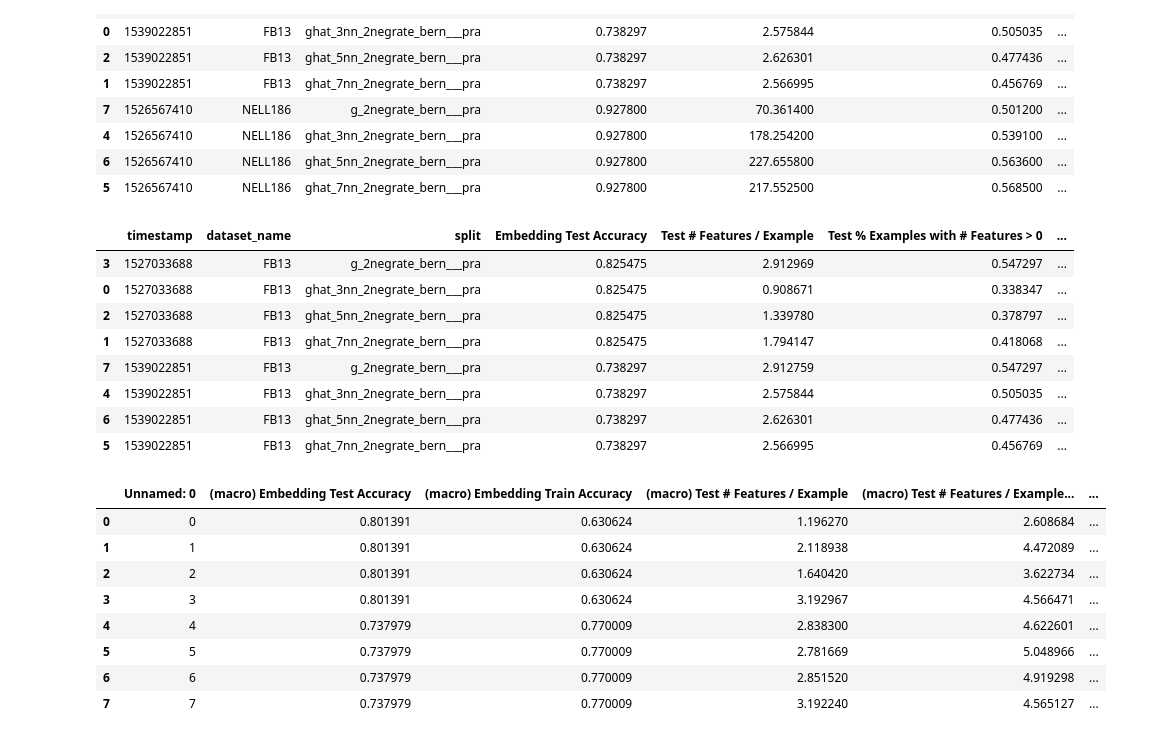
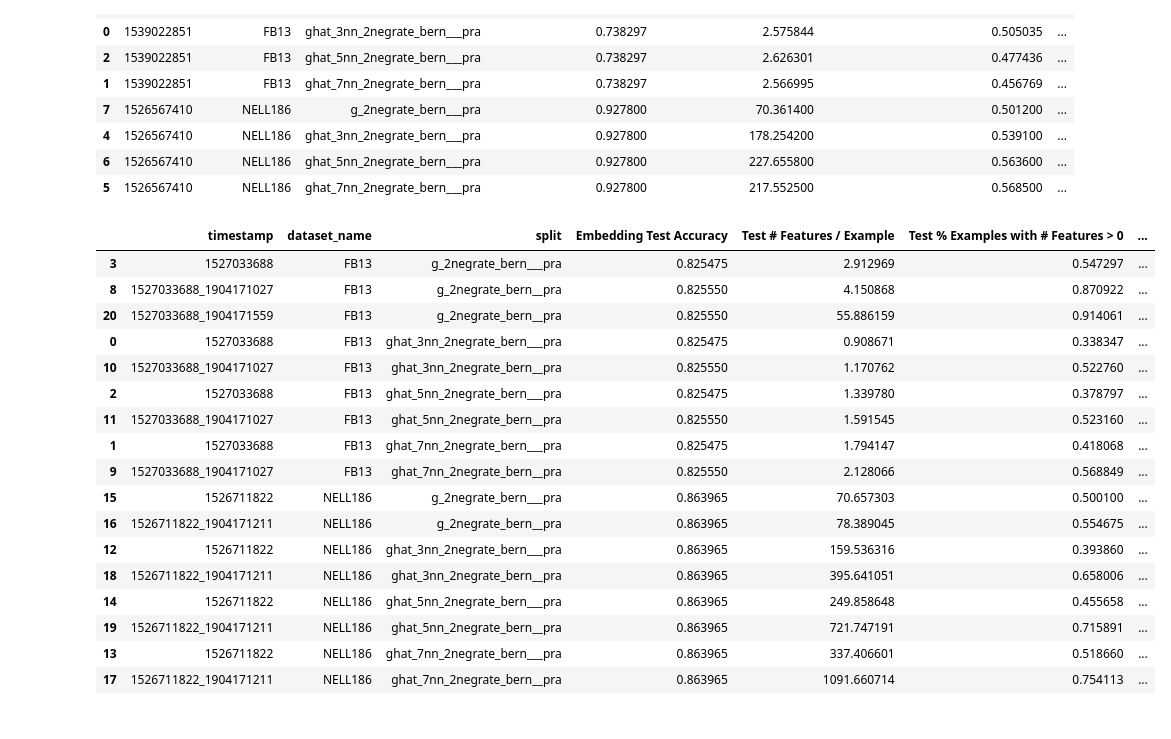
Before and after one commit to ARuschel/XKE, a Jupyter notebook: Results_Consolidation.ipynb, the cells around one changed output. Cells and saved outputs as stored; diff of their text form; code cells hidden in the pictures.

```diff
--- a/Results_Consolidation.ipynb
+++ b/Results_Consolidation.ipynb
@@ -63,28 +64,25 @@ wpgec[col_names].sort_values(['dataset_name', 'split'])
 | 5 | 1526567410 | NELL186 | ghat_7nn_2negrate_bern___pra | 0.927800 | 217.552500 | 0.568500 | ... |
 # %%
 sem = pd.read_csv('Overalls.tsv', sep="\t")
-# sem = sem[(sem['timestamp'] == '1552996885') |
-#          (sem['timestamp'] == '1526567410_sfe_ar')]
-sem[col_names].sort_values(['timestamp', 'split', 'timestamp'])
+sem = sem[(sem['timestamp'] != '1539022851')]
+
+sem[col_names].sort_values(['dataset_name', 'split', 'timestamp'])
 # %% [output]
 |  | timestamp | dataset_name | split | Embedding Test Accuracy | Test # Features / Example | Test % Examples with # Features > 0 | ... |
 | 3 | 1527033688 | FB13 | g_2negrate_bern___pra | 0.825475 | 2.912969 | 0.547297 | ... |
+| 8 | 1527033688_1904171027 | FB13 | g_2negrate_bern__pra | 0.825550 | 4.150868 | 0.870922 | ... |
+| 20 | 1527033688_1904171559 | FB13 | g_2negrate_bern__pra | 0.825550 | 55.886159 | 0.914061 | ... |
 | 0 | 1527033688 | FB13 | ghat_3nn_2negrate_bern___pra | 0.825475 | 0.908671 | 0.338347 | ... |
+| 10 | 1527033688_1904171027 | FB13 | ghat_3nn_2negrate_bern__pra | 0.825550 | 1.170762 | 0.522760 | ... |
 | 2 | 1527033688 | FB13 | ghat_5nn_2negrate_bern___pra | 0.825475 | 1.339780 | 0.378797 | ... |
+| 11 | 1527033688_1904171027 | FB13 | ghat_5nn_2negrate_bern__pra | 0.825550 | 1.591545 | 0.523160 | ... |
 | 1 | 1527033688 | FB13 | ghat_7nn_2negrate_bern___pra | 0.825475 | 1.794147 | 0.418068 | ... |
-| 7 | 1539022851 | FB13 | g_2negrate_bern___pra | 0.738297 | 2.912759 | 0.547297 | ... |
-| 4 | 1539022851 | FB13 | ghat_3nn_2negrate_bern___pra | 0.738297 | 2.575844 | 0.505035 | ... |
-| 6 | 1539022851 | FB13 | ghat_5nn_2negrate_bern___pra | 0.738297 | 2.626301 | 0.477436 | ... |
-| 5 | 1539022851 | FB13 | ghat_7nn_2negrate_bern___pra | 0.738297 | 2.566995 | 0.456769 | ... |
+| 9 | 1527033688_1904171027 | FB13 | ghat_7nn_2negrate_bern__pra | 0.825550 | 2.128066 | 0.568849 | ... |
+| 15 | 1526711822 | NELL186 | g_2negrate_bern___pra | 0.863965 | 70.657303 | 0.500100 | ... |
+| 16 | 1526711822_1904171211 | NELL186 | g_2negrate_bern__pra | 0.863965 | 78.389045 | 0.554675 | ... |
+| 12 | 1526711822 | NELL186 | ghat_3nn_2negrate_bern___pra | 0.863965 | 159.536316 | 0.393860 | ... |
+| 18 | 1526711822_1904171211 | NELL186 | ghat_3nn_2negrate_bern__pra | 0.863965 | 395.641051 | 0.658006 | ... |
+| 14 | 1526711822 | NELL186 | ghat_5nn_2negrate_bern___pra | 0.863965 | 249.858648 | 0.455658 | ... |
+| 19 | 1526711822_1904171211 | NELL186 | ghat_5nn_2negrate_bern__pra | 0.863965 | 721.747191 | 0.715891 | ... |
+| 13 | 1526711822 | NELL186 | ghat_7nn_2negrate_bern___pra | 0.863965 | 337.406601 | 0.518660 | ... |
+| 17 | 1526711822_1904171211 | NELL186 | ghat_7nn_2negrate_bern__pra | 0.863965 | 1091.660714 | 0.754113 | ... |
-# %%
-sem
-# %% [output]
-|  | Unnamed: 0 | (macro) Embedding Test Accuracy | (macro) Embedding Train Accuracy | (macro) Test # Features / Example | (macro) Test # Features / Example... | ... |
-| 0 | 0 | 0.801391 | 0.630624 | 1.196270 | 2.608684 | ... |
-| 1 | 1 | 0.801391 | 0.630624 | 2.118938 | 4.472089 | ... |
-| 2 | 2 | 0.801391 | 0.630624 | 1.640420 | 3.622734 | ... |
-| 3 | 3 | 0.801391 | 0.630624 | 3.192967 | 4.566471 | ... |
-| 4 | 4 | 0.737979 | 0.770009 | 2.838300 | 4.622601 | ... |
-| 5 | 5 | 0.737979 | 0.770009 | 2.781669 | 5.048966 | ... |
-| 6 | 6 | 0.737979 | 0.770009 | 2.851520 | 4.919298 | ... |
-| 7 | 7 | 0.737979 | 0.770009 | 3.192240 | 4.565127 | ... |
```
Also changed, not shown: parts of 2 cells of this notebook, 3 other files.
